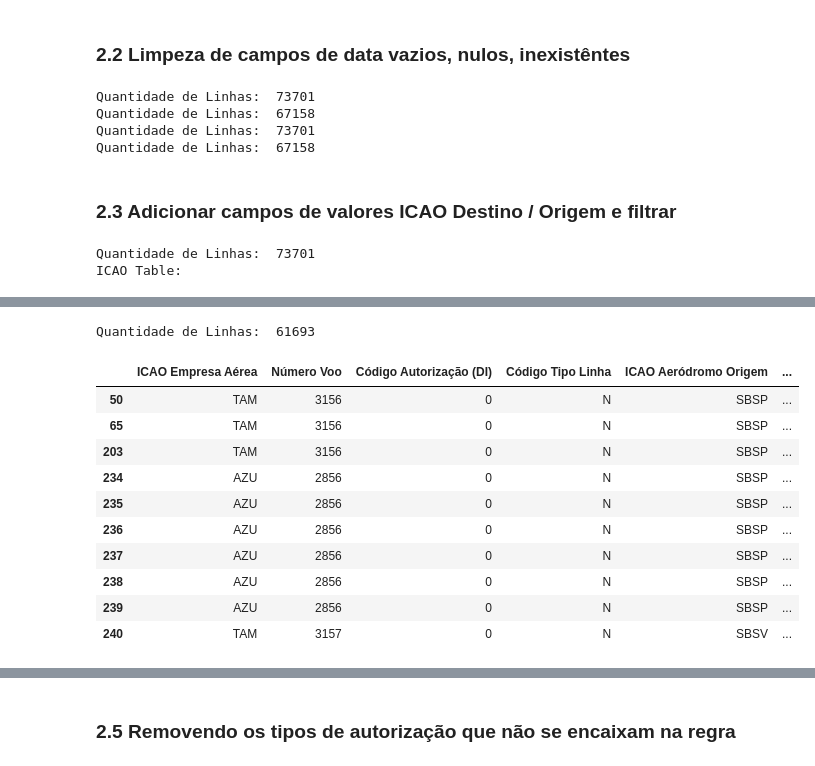
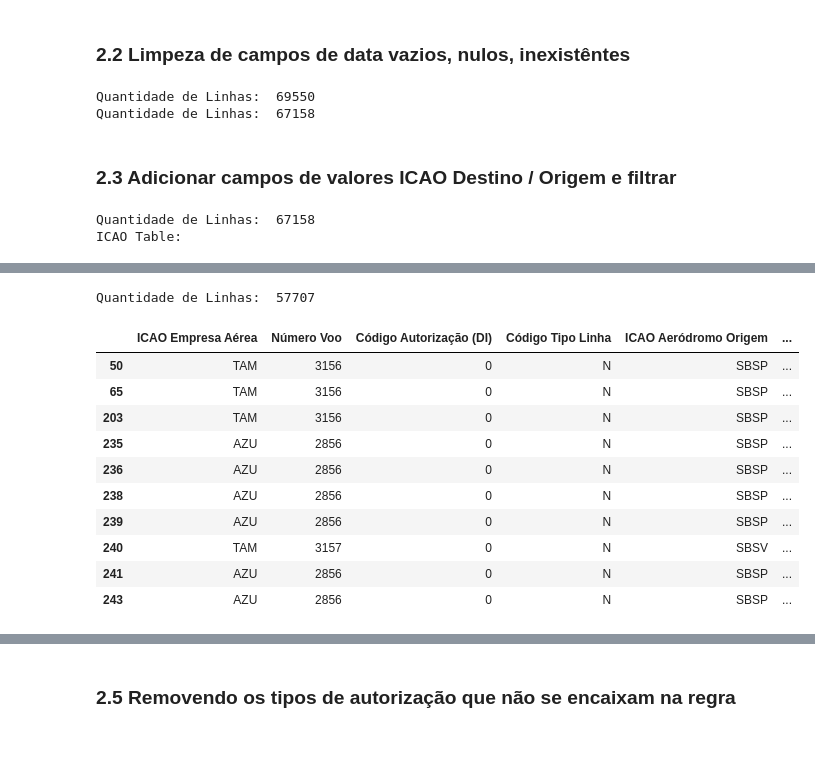
Before and after one commit to SirOtaiv/Flight-Data-Cience, a Jupyter notebook: Dev/model.ipynb, the cells around one changed output, grey strips where cells are left out. Drawn from its saved outputs; the diff is of its cells as text; code cells hidden in the pictures.

```diff
--- a/Dev/model.ipynb
+++ b/Dev/model.ipynb
@@ -40,20 +40,23 @@ dataFrameObject = pd.read_csv(
     })
 
 dataFrameObject.head()
+
+# Copiado DataFrame para edição
+editableDataFrameObject = dataFrameObject.copy()
 # %% [markdown]
 ## 2. Limpeza
 # %% [markdown]
 ### 2.1 Limpeza de valores nulos por Status [REALIZADO]
 # %%
 # Número de linhas antes da primeira limpeza
-print("Quantidade de Linhas: ",len(dataFrameObject))
+print("Quantidade de Linhas: ",len(editableDataFrameObject))
 
 # Aplicando filtro de situação de Voo
-copyDataFrameObject = dataFrameObject[dataFrameObject["Situação Voo"] == "REALIZADO"]
+editableDataFrameObject = editableDataFrameObject[editableDataFrameObject["Situação Voo"] == "REALIZADO"]
 # dataFrameObject = dataFrameObject[dataFrameObject["Situação Voo"] == "REALIZADO"]
 
 # Número de linhas após a primeira limpeza
-print("Quantidade de Linhas: ",len(copyDataFrameObject))
+print("Quantidade de Linhas: ",len(editableDataFrameObject))
 # %% [output]
 Quantidade de Linhas:  73701
 Quantidade de Linhas:  69550
@@ -61,12 +64,12 @@ Quantidade de Linhas:  69550
 ### 2.2 Limpeza de campos de data vazios, nulos, inexistêntes
 # %%
 # Número de linhas antes da primeira limpeza
-print("Quantidade de Linhas: ",len(dataFrameObject))
+print("Quantidade de Linhas: ",len(editableDataFrameObject))
 
 # Aplicando filtro de valores vazios, nulos, inexistêntes em Datas
-copyDataFrameObject = dataFrameObject[
+editableDataFrameObject = editableDataFrameObject[
     #Selecionando colunas de data
-    dataFrameObject[["Partida Prevista", "Partida Real", "Chegada Prevista", "Chegada Real"]]
+    editableDataFrameObject[["Partida Prevista", "Partida Real", "Chegada Prevista", "Chegada Real"]]
     # Verificando se não são nulos
     .notna()
     # Valida linha por linha se são todas true
@@ -74,33 +77,27 @@ copyDataFrameObject = dataFrameObject[
     ]
 
 # Número de linhas após a primeira limpeza
-print("Quantidade de Linhas: ",len(copyDataFrameObject))
+print("Quantidade de Linhas: ",len(editableDataFrameObject))
 
 # Outro exemplo de remoção de campos nulos / vazios / etc
-# Número de linhas antes da primeira limpeza
-print("Quantidade de Linhas: ",len(dataFrameObject))
+# # Número de linhas antes da primeira limpeza
+# print("Quantidade de Linhas: ",len(editableDataFrameObject))
 
-# Aplicando filtro e removendo linhas de valores vazios, nulos, inexistêntes nos campos listados
-copyDataFrameObject = dataFrameObject.dropna(
-    subset=["Partida Prevista", "Partida Real", "Chegada Prevista", "Chegada Real"]
-)
+# # Aplicando filtro e removendo linhas de valores vazios, nulos, inexistêntes nos campos listados
+# editableDataFrameObject = editableDataFrameObject.dropna(
+#     subset=["Partida Prevista", "Partida Real", "Chegada Prevista", "Chegada Real"]
+# )
 
-# Número de linhas após a primeira limpeza
-print("Quantidade de Linhas: ",len(copyDataFrameObject))
+# # Número de linhas após a primeira limpeza
+# print("Quantidade de Linhas: ",len(editableDataFrameObject))
 # %% [output]
-Quantidade de Linhas:  73701
+Quantidade de Linhas:  69550
 Quantidade de Linhas:  67158
-Quantidade de Linhas:  73701
-Quantidade de Linhas:  67158
 # %% [markdown]
 ### 2.3 Adicionar campos de valores ICAO Destino / Origem e filtrar
 # %%
 # Número de linhas antes da primeira limpeza
-print("Quantidade de Linhas: ",len(dataFrameObject))
-# display(dataFrameObject.head(10))
-
-# Copiando Dataframe para editar
-copyDataFrameObject = dataFrameObject.copy()
+print("Quantidade de Linhas: ",len(editableDataFrameObject))
 
 # Carregando base de dados de ICAOs
 icaoDataFrameObject = pd.read_csv(
@@ -124,49 +121,49 @@ icaoDataFrameObject = pd.read_csv(
 print("ICAO Table:")
 display(icaoDataFrameObject.head(10))
 
 # Criando Series de mapeamento ICAO -> País
 icaoDataToCountry = icaoDataFrameObject.set_index("ident")["iso_country"]
 
 # Criando os valores da nova coluna ICAO Destino / Origem
-iso_pais_origem = copyDataFrameObject["ICAO Aeródromo Origem"].map(icaoDataToCountry)
-iso_pais_destino = copyDataFrameObject["ICAO Aeródromo Destino"].map(icaoDataToCountry)
+iso_pais_origem = editableDataFrameObject["ICAO Aeródromo Origem"].map(icaoDataToCountry)
+iso_pais_destino = editableDataFrameObject["ICAO Aeródromo Destino"].map(icaoDataToCountry)
 
 # Adicionado novas colunas ICAO Destino / Origem ao DataFrame
-copyDataFrameObject["ISO Aeródromo País Origem"] = iso_pais_origem
-copyDataFrameObject["ISO Aeródromo País Destino"] = iso_pais_destino
+editableDataFrameObject["ISO Aeródromo País Origem"] = iso_pais_origem
+editableDataFrameObject["ISO Aeródromo País Destino"] = iso_pais_destino
 
-filteredDataFrameObject = copyDataFrameObject[
-    (copyDataFrameObject["ISO Aeródromo País Destino"] == "BR") &
-    (copyDataFrameObject["ISO Aeródromo País Origem"] == "BR")
+editableDataFrameObject = editableDataFrameObject[
+    (editableDataFrameObject["ISO Aeródromo País Destino"] == "BR") &
+    (editableDataFrameObject["ISO Aeródromo País Origem"] == "BR")
 ]
 
 # Número de linhas após a primeira limpeza
-print("Quantidade de Linhas: ",len(filteredDataFrameObject))
-display(filteredDataFrameObject.head(10))
+print("Quantidade de Linhas: ",len(editableDataFrameObject))
+display(editableDataFrameObject.head(10))
 # %% [output]
-Quantidade de Linhas:  73701
+Quantidade de Linhas:  67158
 ICAO Table:
 |  | ident | type | name | elevation_ft | continent | iso_country | iso_region | municipality | icao_code | ... |
 | 0 | 00A | heliport | Total RF Heliport | 11 | NaN | US | US-PA | Bensalem | <NA> | ... |
 | 1 | 00AA | small_airport | Aero B Ranch Airport | 3435 | NaN | US | US-KS | Leoti | <NA> | ... |
 | 2 | 00AK | small_airport | Lowell Field | 450 | NaN | US | US-AK | Anchor Point | <NA> | ... |
 | 3 | 00AL | small_airport | Epps Airpark | 820 | NaN | US | US-AL | Harvest | <NA> | ... |
 | 4 | 00AN | small_airport | Katmai Lodge Airport | 80 | NaN | US | US-AK | King Salmon | <NA> | ... |
 | 5 | 00AS | small_airport | Fulton Airport | 1100 | NaN | US | US-OK | Alex | <NA> | ... |
 | 6 | 00AZ | small_airport | Cordes Airport | 3810 | NaN | US | US-AZ | Cordes | <NA> | ... |
 | 7 | 00CA | small_airport | Goldstone (GTS) Airport | 3038 | NaN | US | US-CA | Barstow | <NA> | ... |
 | 8 | 00CL | small_airport | Williams Ag Airport | 87 | NaN | US | US-CA | Biggs | <NA> | ... |
 | 9 | 00CN | heliport | Kitchen Creek Helibase Heliport | 3350 | NaN | US | US-CA | Pine Valley | <NA> | ... |
-Quantidade de Linhas:  61693
+Quantidade de Linhas:  57707
 |  | ICAO Empresa Aérea | Número Voo | Código Autorização (DI) | Código Tipo Linha | ICAO Aeródromo Origem | ... |
 | 50 | TAM | 3156 | 0 | N | SBSP | ... |
 | 65 | TAM | 3156 | 0 | N | SBSP | ... |
 | 203 | TAM | 3156 | 0 | N | SBSP | ... |
-| 234 | AZU | 2856 | 0 | N | SBSP | ... |
 | 235 | AZU | 2856 | 0 | N | SBSP | ... |
 | 236 | AZU | 2856 | 0 | N | SBSP | ... |
-| 237 | AZU | 2856 | 0 | N | SBSP | ... |
 | 238 | AZU | 2856 | 0 | N | SBSP | ... |
 | 239 | AZU | 2856 | 0 | N | SBSP | ... |
 | 240 | TAM | 3157 | 0 | N | SBSV | ... |
+| 241 | AZU | 2856 | 0 | N | SBSP | ... |
+| 243 | AZU | 2856 | 0 | N | SBSP | ... |
 # %% [markdown]
```
Also changed, not shown: parts of 4 cells of this notebook.
